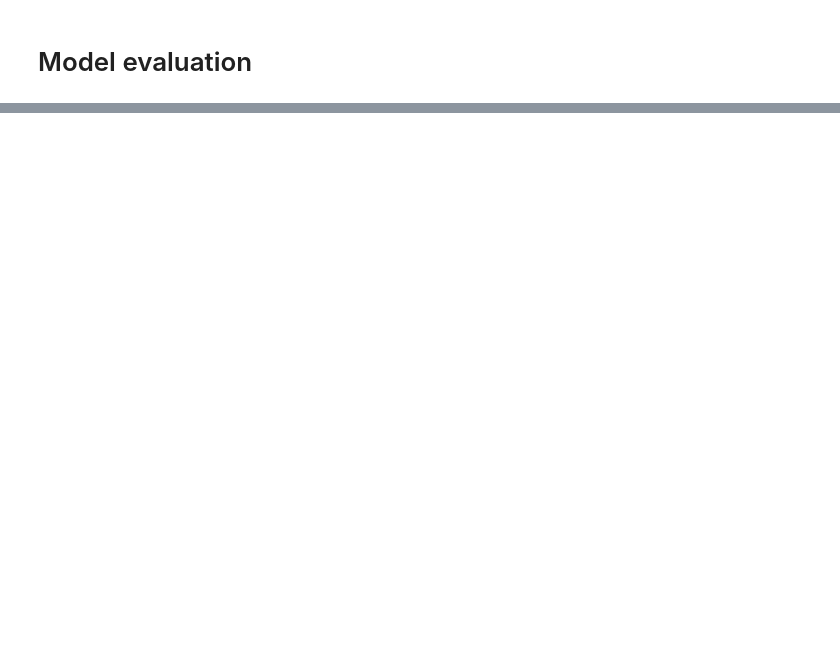
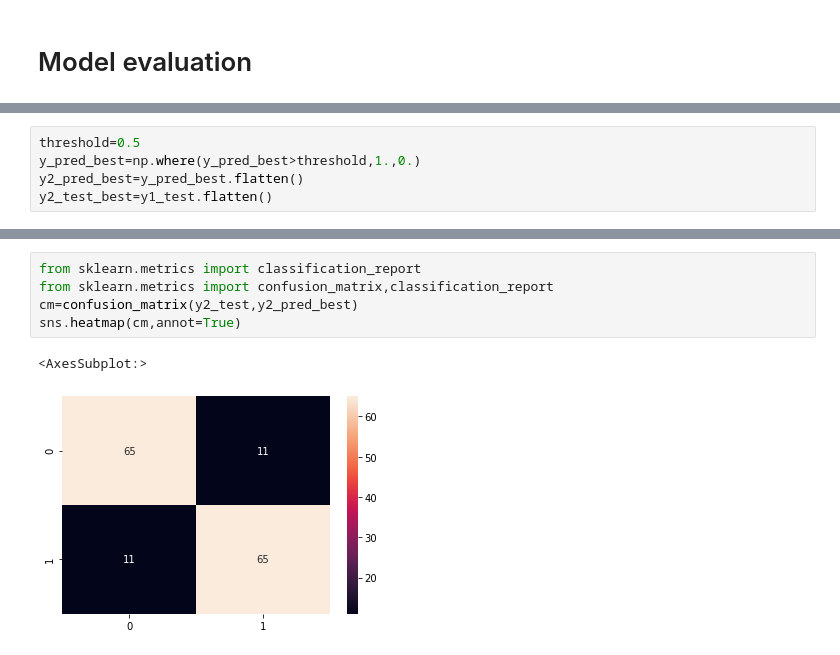
Before and after one commit to kritikaparmar-programmer/HealthCheck, a Jupyter notebook: Notebooks/Heart-Attack_Notebook.ipynb, the cells around one changed output, grey strips where cells are left out. Drawn from its saved outputs; the diff is of its cells as text; blank space fills up the shorter version.

```diff
--- a/Notebooks/Heart-Attack_Notebook.ipynb
+++ b/Notebooks/Heart-Attack_Notebook.ipynb
@@ -268,3 +391,8 @@ y2_test=y1_test.flatten()
+# %%
+threshold=0.5
+y_pred_best=np.where(y_pred_best>threshold,1.,0.)
+y2_pred_best=y_pred_best.flatten()
+y2_test_best=y1_test.flatten()
 # %%
 model.evaluate(X1_test,y1_test)
 # %% [output]
@@ -291,0 +425,8 @@ weighted avg       0.78      0.78      0.78       152
+# %%
+from sklearn.metrics import classification_report
+from sklearn.metrics import confusion_matrix,classification_report
+cm=confusion_matrix(y2_test,y2_pred_best)
+sns.heatmap(cm,annot=True)
+# %% [output]
+<AxesSubplot:>
+[figure, added]
```
Also changed, not shown: parts of 23 cells of this notebook, 1 other file.
